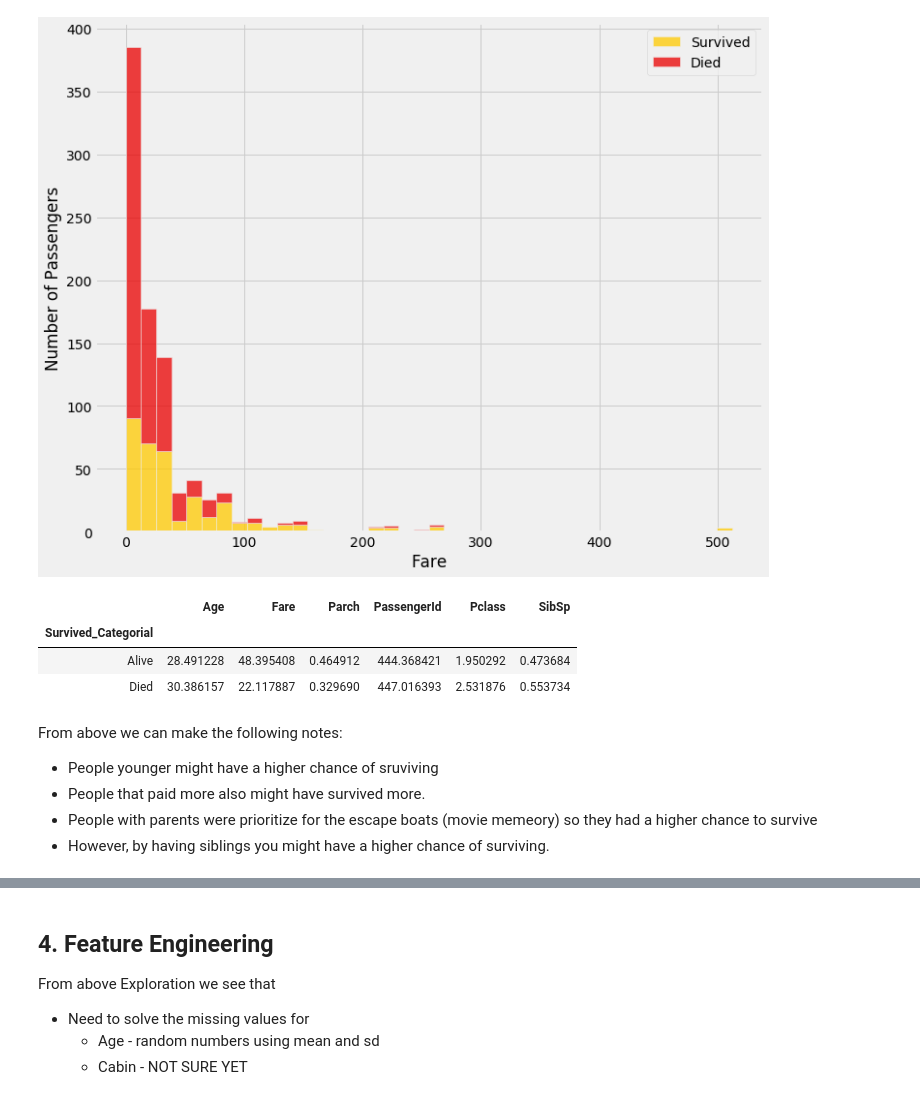
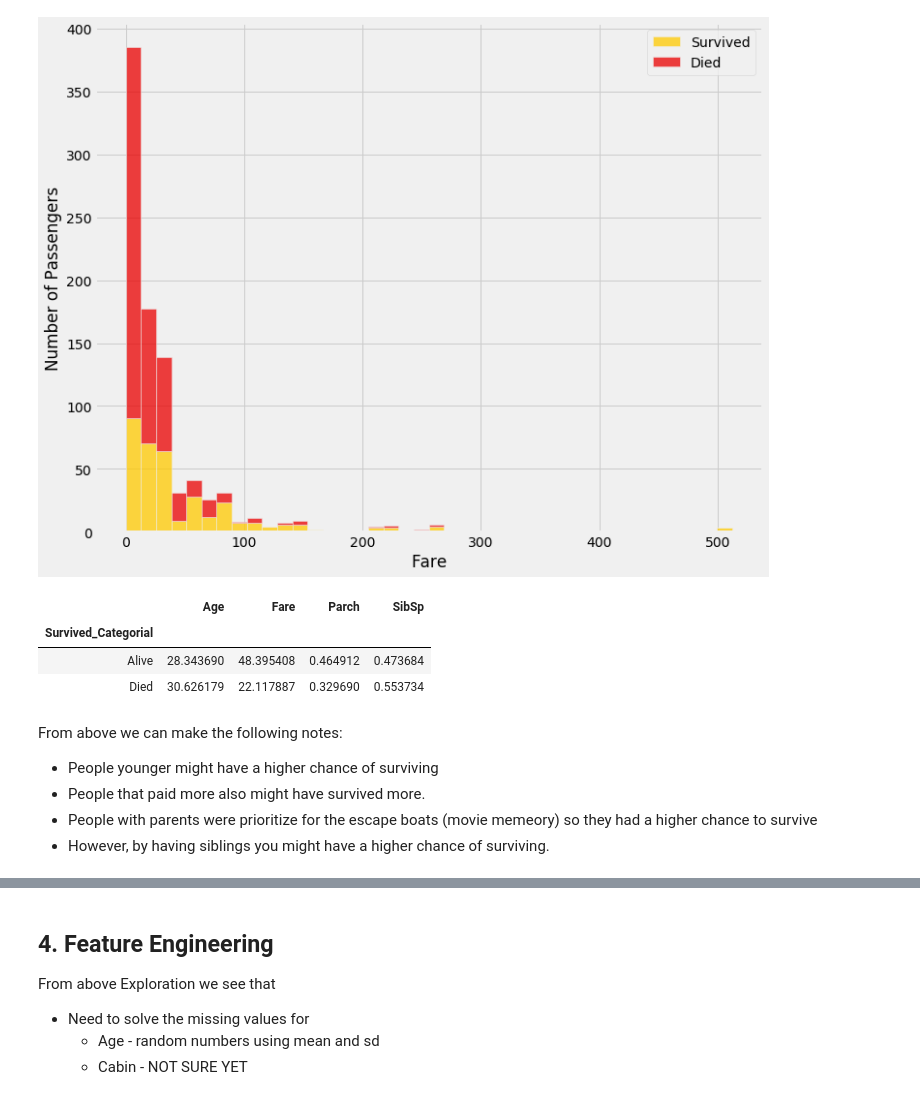
Before and after one commit to cristobalza/lab_5_kaggle_dma, a Jupyter notebook: kaggle_lab_5.ipynb, the cells around one changed output, grey strips where cells are left out. Cells and saved outputs as stored; diff of their text form; code cells hidden in the pictures.

```diff
--- a/kaggle_lab_5.ipynb
+++ b/kaggle_lab_5.ipynb
@@ -419,16 +421,17 @@ plt.legend(labels = my_labels);
 # %%
 # Compare Survival rate accross all numerical features.
 # pivot_table : Create a spreadsheet-style pivot table as a DataFrame. Will take the mean according to
 # the Index
-pd.pivot_table(train_df, index = 'Survived_Categorial', values = non_categ_no_target)
+temp = ['Age', 'SibSp', 'Parch', 'Fare']
+pd.pivot_table(train_df, index = 'Survived_Categorial', values = temp)
 # %% [output]
-|  | Age | Fare | Parch | PassengerId | Pclass | SibSp |
-| Survived_Categorial |  |  |  |  |  |  |
-| Alive | 28.491228 | 48.395408 | 0.464912 | 444.368421 | 1.950292 | 0.473684 |
-| Died | 30.386157 | 22.117887 | 0.329690 | 447.016393 | 2.531876 | 0.553734 |
+|  | Age | Fare | Parch | SibSp |
+| Survived_Categorial |  |  |  |  |
+| Alive | 28.343690 | 48.395408 | 0.464912 | 0.473684 |
+| Died | 30.626179 | 22.117887 | 0.329690 | 0.553734 |
 # %% [markdown]
 From above we can make the following notes:
-- People younger might have a higher chance of sruviving
+- People younger might have a higher chance of surviving
 - People that paid more also might have survived more.
 - People with parents were prioritize for the escape boats (movie memeory) so they had a higher chance to survive
 - However, by having siblings you might have a higher chance of surviving.
```
Also changed, not shown: parts of 34 cells of this notebook.
